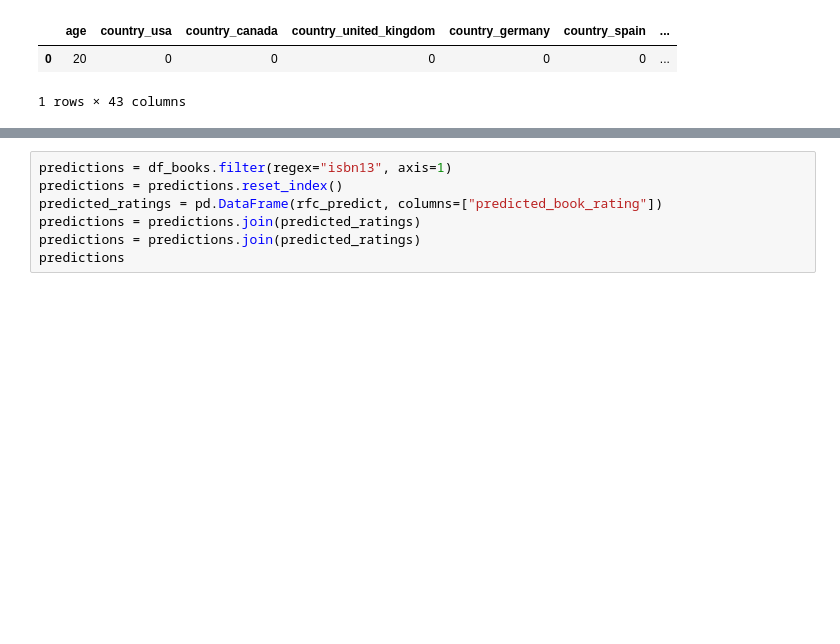
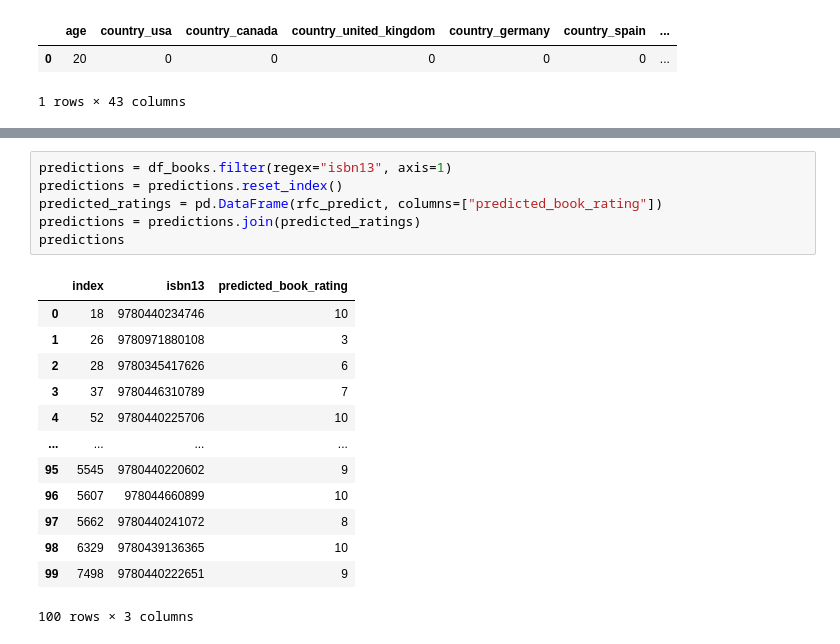
Before and after one commit to fichtnerma/Recommender, a Jupyter notebook: rf-bookCrossing7.ipynb, the cells around one changed output, grey strips where cells are left out. Saved outputs shown, nothing was run; the diff lists cells and outputs as text; blank space fills up the shorter version.

```diff
--- a/rf-bookCrossing7.ipynb
+++ b/rf-bookCrossing7.ipynb
@@ -159,10 +173,23 @@ sns.countplot(x = rfc_predict)
 # %%
 predictions = df_books.filter(regex="isbn13", axis=1)
 predictions = predictions.reset_index()
 predicted_ratings = pd.DataFrame(rfc_predict, columns=["predicted_book_rating"])
 predictions = predictions.join(predicted_ratings)
-predictions = predictions.join(predicted_ratings)
 predictions
+# %% [output]
+|  | index | isbn13 | predicted_book_rating |
+| 0 | 18 | 9780440234746 | 10 |
+| 1 | 26 | 9780971880108 | 3 |
+| 2 | 28 | 9780345417626 | 6 |
+| 3 | 37 | 9780446310789 | 7 |
+| 4 | 52 | 9780440225706 | 10 |
+| ... | ... | ... | ... |
+| 95 | 5545 | 9780440220602 | 9 |
+| 96 | 5607 | 978044660899 | 10 |
+| 97 | 5662 | 9780440241072 | 8 |
+| 98 | 6329 | 9780439136365 | 10 |
+| 99 | 7498 | 9780440222651 | 9 |
+100 rows × 3 columns
 # %%
 predictions = predictions.sort_values("predicted_book_rating", na_position="first", ascending=False)
 predictions
```
Also changed, not shown: parts of 11 cells of this notebook, 1 other file.
